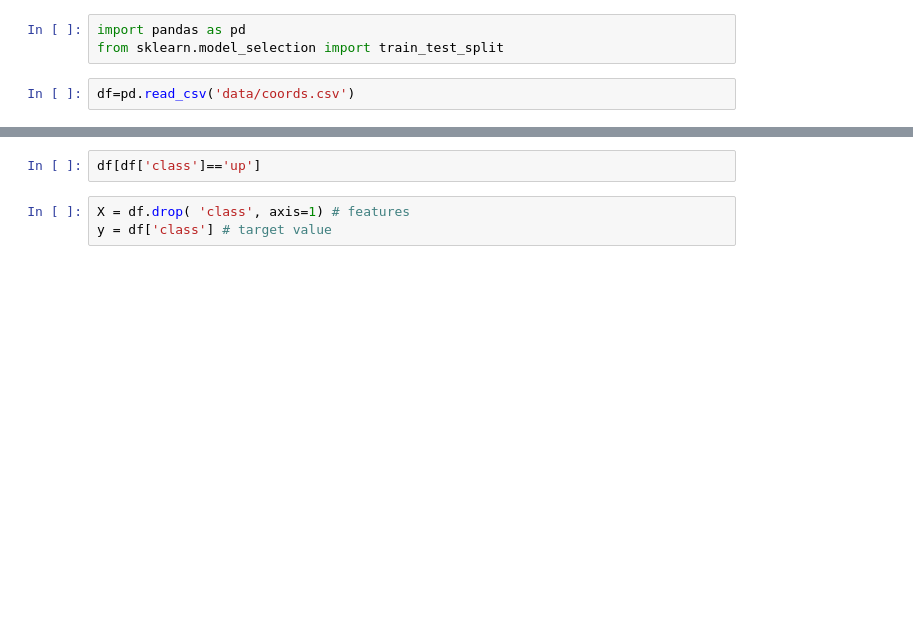
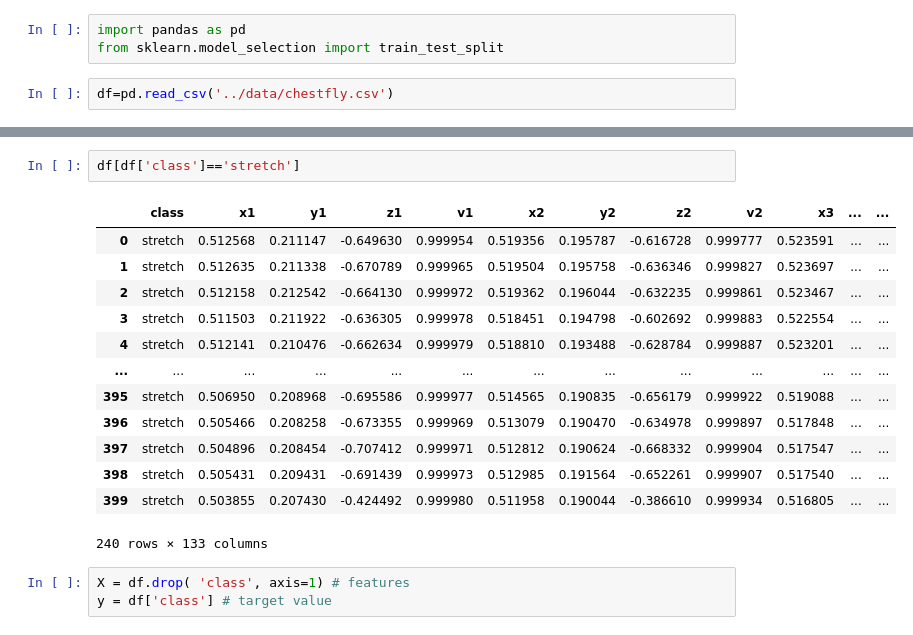
Before and after one commit to Vivekpaste/workout-project, a Jupyter notebook: ml/yesh's exercise/chesfly.ipynb, the cells around one changed output, grey strips where cells are left out. Drawn from its saved outputs; the diff is of its cells as text; blank space fills up the shorter version.

Commit message:
chest

```diff
--- a/ml/yesh's exercise/chesfly.ipynb
+++ b/ml/yesh's exercise/chesfly.ipynb
@@ -148,6 +184,6 @@ Traning custom model
 import pandas as pd
 from sklearn.model_selection import train_test_split
 # %%
-df=pd.read_csv('data/coords.csv')
+df=pd.read_csv('../data/chestfly.csv')
 # %%
 df.head()
@@ -156,5 +208,19 @@ df.tail()
 # %%
-df[df['class']=='up']
+df[df['class']=='stretch']
+# %% [output]
+|  | class | x1 | y1 | z1 | v1 | x2 | y2 | z2 | v2 | x3 | ... | ... |
+| 0 | stretch | 0.512568 | 0.211147 | -0.649630 | 0.999954 | 0.519356 | 0.195787 | -0.616728 | 0.999777 | 0.523591 | ... | ... |
+| 1 | stretch | 0.512635 | 0.211338 | -0.670789 | 0.999965 | 0.519504 | 0.195758 | -0.636346 | 0.999827 | 0.523697 | ... | ... |
+| 2 | stretch | 0.512158 | 0.212542 | -0.664130 | 0.999972 | 0.519362 | 0.196044 | -0.632235 | 0.999861 | 0.523467 | ... | ... |
+| 3 | stretch | 0.511503 | 0.211922 | -0.636305 | 0.999978 | 0.518451 | 0.194798 | -0.602692 | 0.999883 | 0.522554 | ... | ... |
+| 4 | stretch | 0.512141 | 0.210476 | -0.662634 | 0.999979 | 0.518810 | 0.193488 | -0.628784 | 0.999887 | 0.523201 | ... | ... |
+| ... | ... | ... | ... | ... | ... | ... | ... | ... | ... | ... | ... | ... |
+| 395 | stretch | 0.506950 | 0.208968 | -0.695586 | 0.999977 | 0.514565 | 0.190835 | -0.656179 | 0.999922 | 0.519088 | ... | ... |
+| 396 | stretch | 0.505466 | 0.208258 | -0.673355 | 0.999969 | 0.513079 | 0.190470 | -0.634978 | 0.999897 | 0.517848 | ... | ... |
+| 397 | stretch | 0.504896 | 0.208454 | -0.707412 | 0.999971 | 0.512812 | 0.190624 | -0.668332 | 0.999904 | 0.517547 | ... | ... |
+| 398 | stretch | 0.505431 | 0.209431 | -0.691439 | 0.999973 | 0.512985 | 0.191564 | -0.652261 | 0.999907 | 0.517540 | ... | ... |
+| 399 | stretch | 0.503855 | 0.207430 | -0.424492 | 0.999980 | 0.511958 | 0.190044 | -0.386610 | 0.999934 | 0.516805 | ... | ... |
+240 rows × 133 columns
 # %%
 X = df.drop( 'class', axis=1) # features
 y = df['class'] # target value
```
Also changed, not shown: parts of 15 cells of this notebook.
